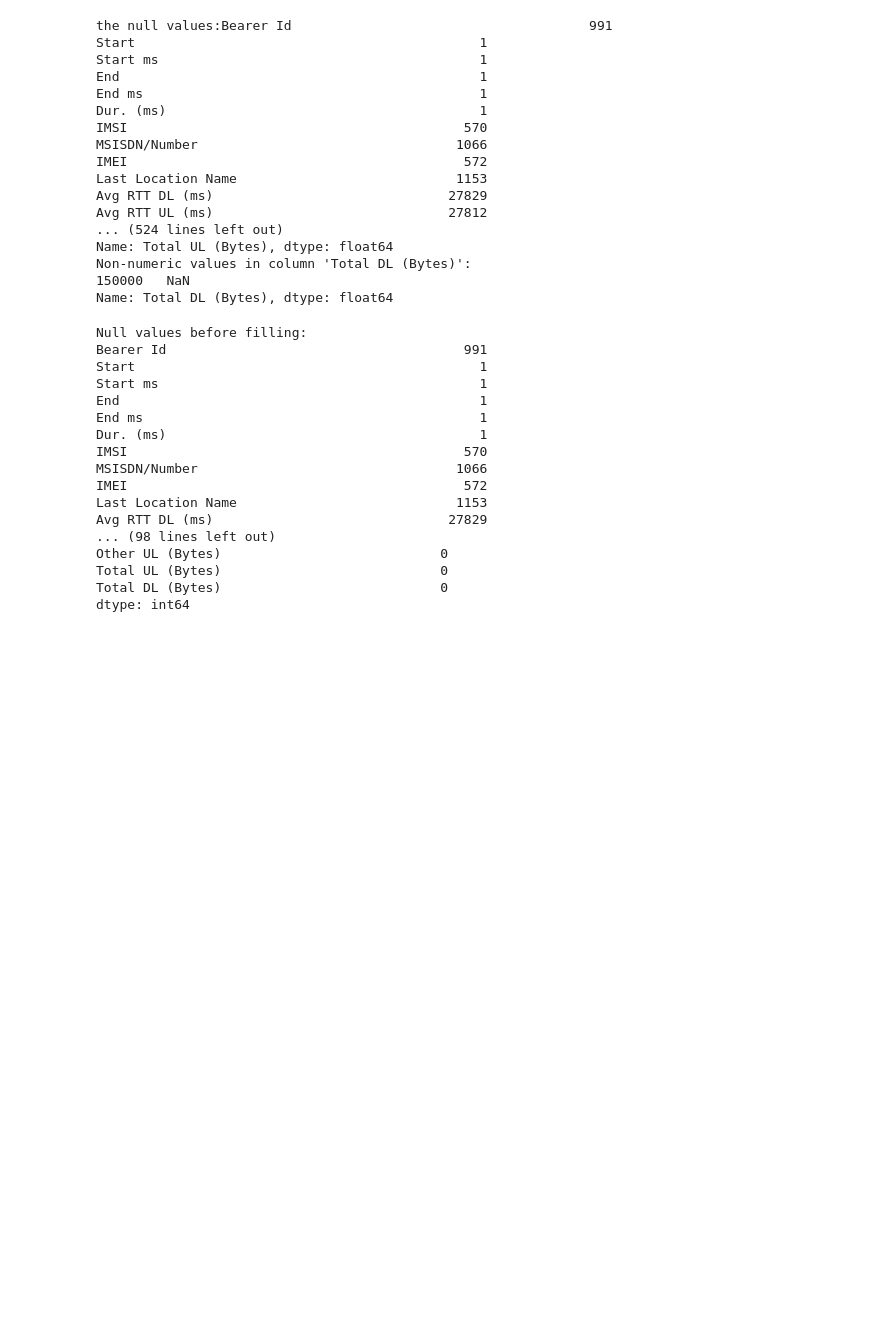
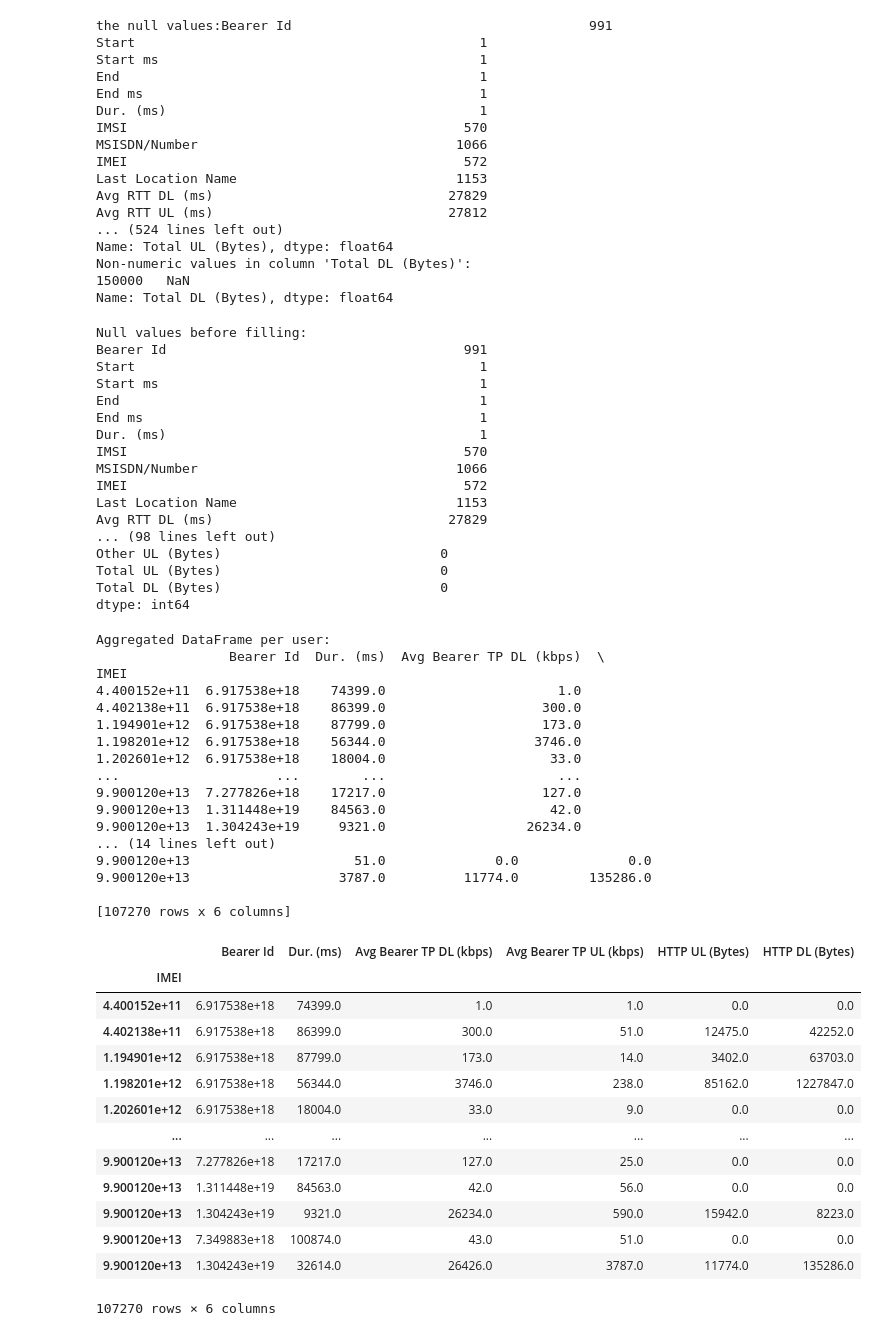
Before and after one commit to Gede-A/Telecom_business_analysis, a Jupyter notebook: notebooks/Understanding_data.ipynb, the cells around one changed output. Drawn from its saved outputs; the diff is of its cells as text; code cells hidden in the pictures; blank space fills up the shorter version.

Commit message:
Applying EDA on the data

```diff
--- a/notebooks/Understanding_data.ipynb
+++ b/notebooks/Understanding_data.ipynb
@@ -502,3 +504,64 @@ Other UL (Bytes)                            0
 Total UL (Bytes)                            0
 Total DL (Bytes)                            0
 dtype: int64
+# %%
+import sys
+import os
+
+# Set the path to the parent directory (use raw string to handle backslashes)
+sys.path.append(os.path.abspath(r'C:\Gedebie\finTech AI\week2\telecom_data_analysis'))
+
+# Import the fetch_data function from the utils module
+from utils import fetch_data
+
+# Example usage
+df = fetch_data(conn)
+
+def agreggated_data():
+    agregate = df.groupby('IMEI').agg({
+        'Bearer Id': 'sum',
+        'Dur. (ms)': 'sum',
+        'Avg Bearer TP DL (kbps)': 'sum',
+        'Avg Bearer TP UL (kbps)': 'sum',
+        'HTTP UL (Bytes)': 'sum',
+        'HTTP DL (Bytes)': 'sum'
+    })
+
+    print("Aggregated DataFrame per user:")
+    print(agregate)
+
+    return agregate
+
+agreggated_data()
+# %% [output]
+Aggregated DataFrame per user:
+                 Bearer Id  Dur. (ms)  Avg Bearer TP DL (kbps)  \
+IMEI
+4.400152e+11  6.917538e+18    74399.0                      1.0
+4.402138e+11  6.917538e+18    86399.0                    300.0
+1.194901e+12  6.917538e+18    87799.0                    173.0
+1.198201e+12  6.917538e+18    56344.0                   3746.0
+1.202601e+12  6.917538e+18    18004.0                     33.0
+...                    ...        ...                      ...
+9.900120e+13  7.277826e+18    17217.0                    127.0
+9.900120e+13  1.311448e+19    84563.0                     42.0
+9.900120e+13  1.304243e+19     9321.0                  26234.0
+... (14 lines left out)
+9.900120e+13                     51.0              0.0              0.0
+9.900120e+13                   3787.0          11774.0         135286.0
+
+[107270 rows x 6 columns]
+|  | Bearer Id | Dur. (ms) | Avg Bearer TP DL (kbps) | Avg Bearer TP UL (kbps) | HTTP UL (Bytes) | HTTP DL (Bytes) |
+| IMEI |  |  |  |  |  |  |
+| 4.400152e+11 | 6.917538e+18 | 74399.0 | 1.0 | 1.0 | 0.0 | 0.0 |
+| 4.402138e+11 | 6.917538e+18 | 86399.0 | 300.0 | 51.0 | 12475.0 | 42252.0 |
+| 1.194901e+12 | 6.917538e+18 | 87799.0 | 173.0 | 14.0 | 3402.0 | 63703.0 |
+| 1.198201e+12 | 6.917538e+18 | 56344.0 | 3746.0 | 238.0 | 85162.0 | 1227847.0 |
+| 1.202601e+12 | 6.917538e+18 | 18004.0 | 33.0 | 9.0 | 0.0 | 0.0 |
+| ... | ... | ... | ... | ... | ... | ... |
+| 9.900120e+13 | 7.277826e+18 | 17217.0 | 127.0 | 25.0 | 0.0 | 0.0 |
+| 9.900120e+13 | 1.311448e+19 | 84563.0 | 42.0 | 56.0 | 0.0 | 0.0 |
+| 9.900120e+13 | 1.304243e+19 | 9321.0 | 26234.0 | 590.0 | 15942.0 | 8223.0 |
+| 9.900120e+13 | 7.349883e+18 | 100874.0 | 43.0 | 51.0 | 0.0 | 0.0 |
+| 9.900120e+13 | 1.304243e+19 | 32614.0 | 26426.0 | 3787.0 | 11774.0 | 135286.0 |
+107270 rows × 6 columns
```
Also changed, not shown: parts of 2 cells of this notebook.
